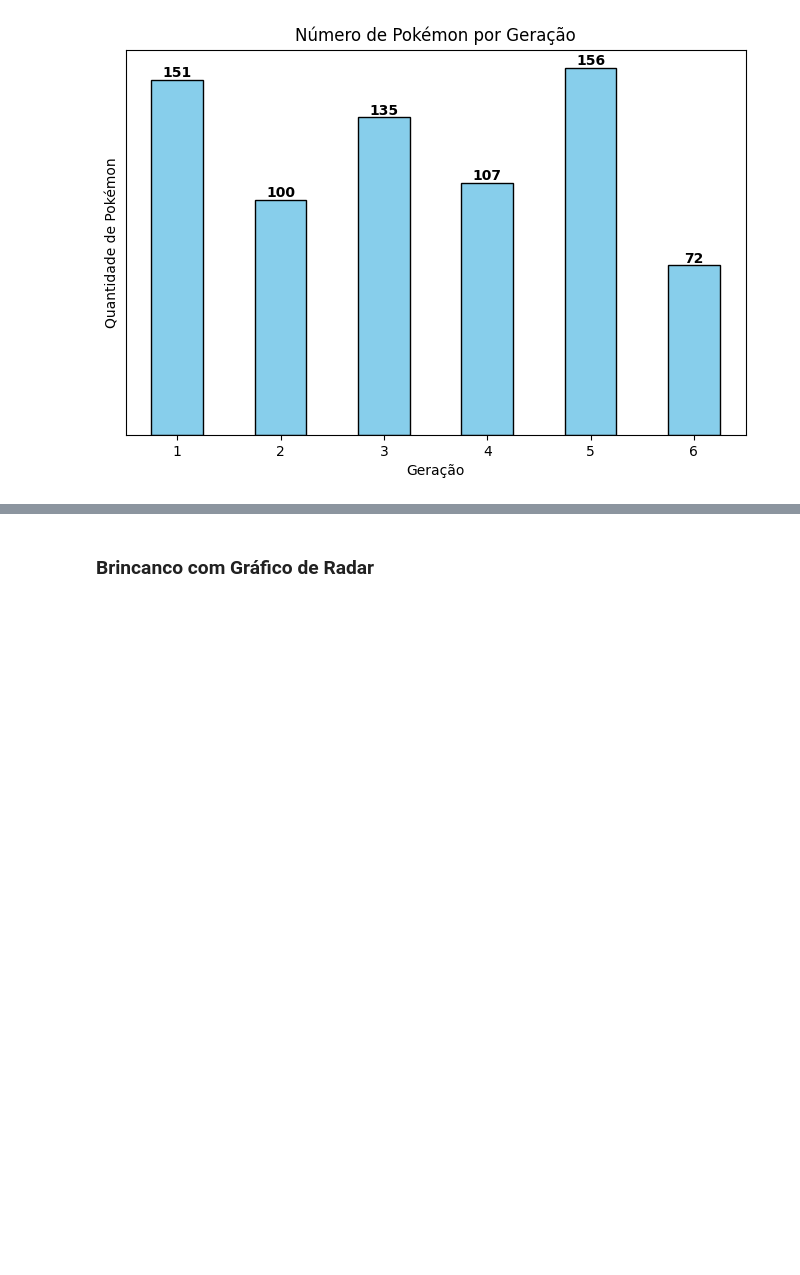
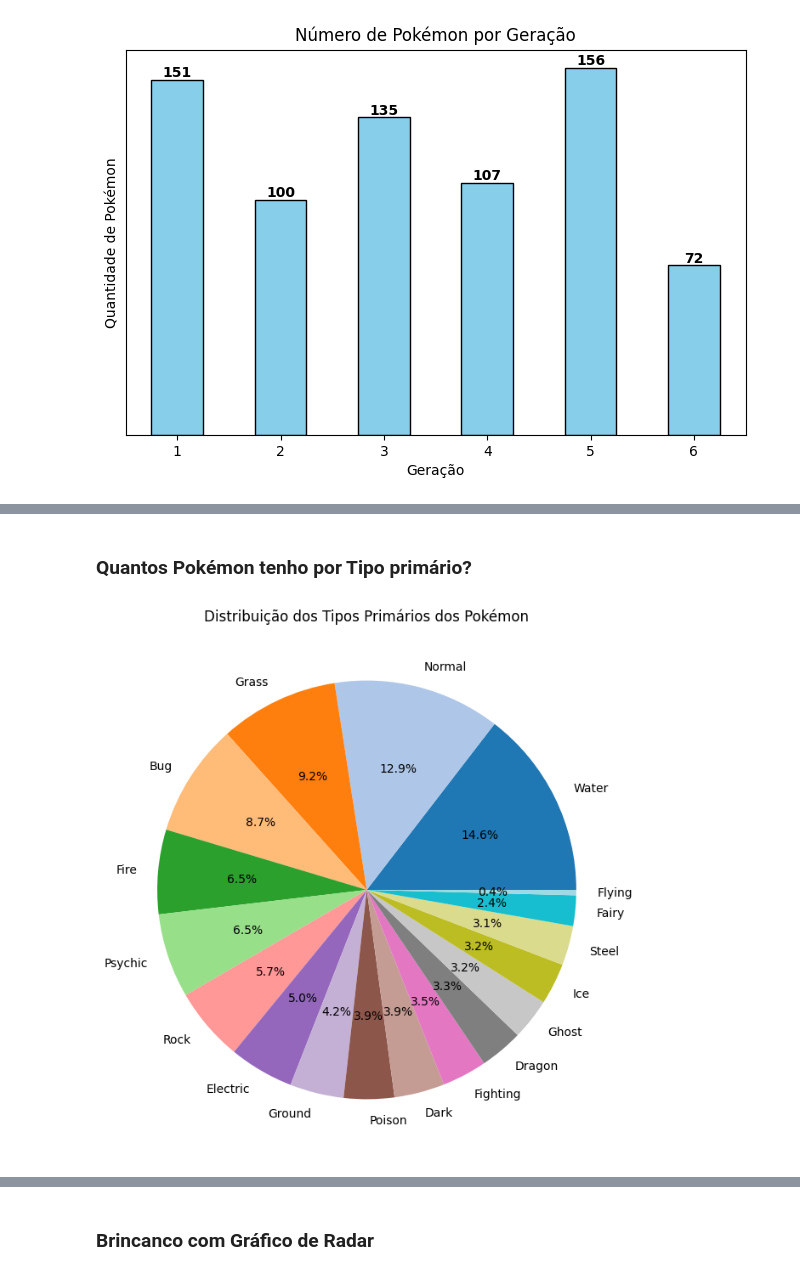
Before and after one commit to Blayvi/Tratamento-e-analise-de-dados-com-Pokemon, a Jupyter notebook: codigo.ipynb, the cells around one changed output, grey strips where cells are left out. Saved outputs shown, nothing was run; the diff lists cells and outputs as text; code cells hidden in the pictures; blank space fills up the shorter version.

```diff
--- a/codigo.ipynb
+++ b/codigo.ipynb
@@ -158,0 +175,11 @@ plt.show()
+# %% [markdown]
+### Quantos Pokémon tenho por Tipo primário?
+# %%
+df['Type_1'].value_counts().plot(kind='pie', autopct='%1.1f%%', figsize=(8, 8), colormap='tab20')
+plt.title("Distribuição dos Tipos Primários dos Pokémon")
+plt.ylabel("")
+plt.show()
+
+# Muitos elementos no gráfico, não é o ideal, por isso foi feito novamente mas em gráfico de barras
+# %% [output]
+[figure, added]
```
Also changed, not shown: parts of 13 cells of this notebook.
